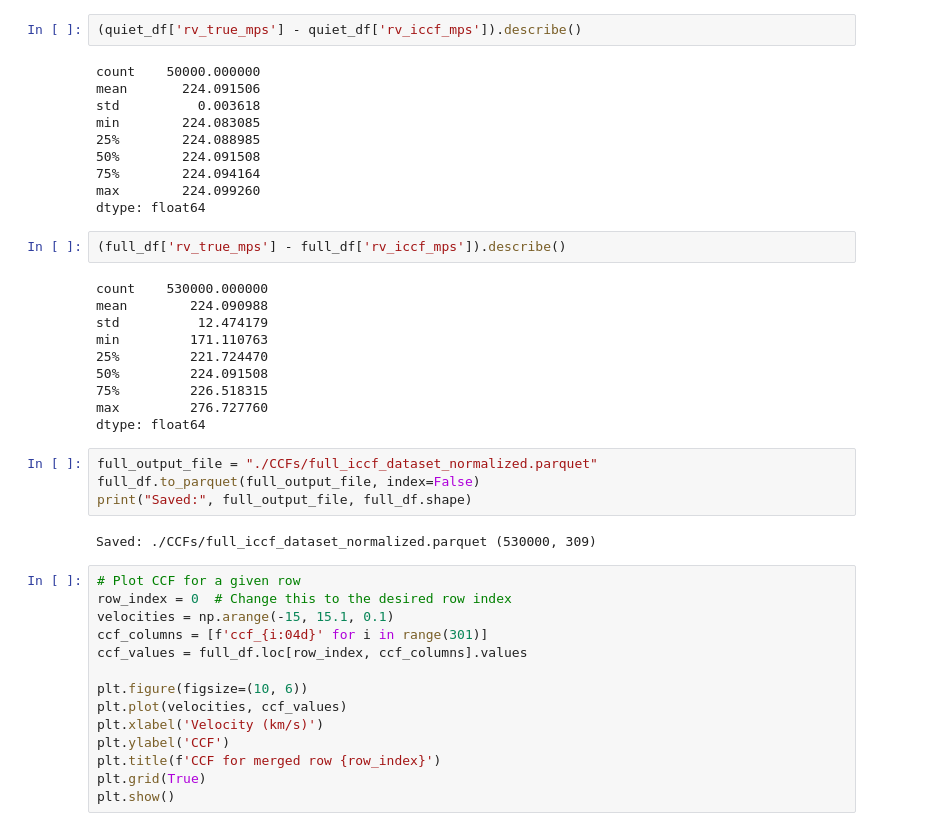
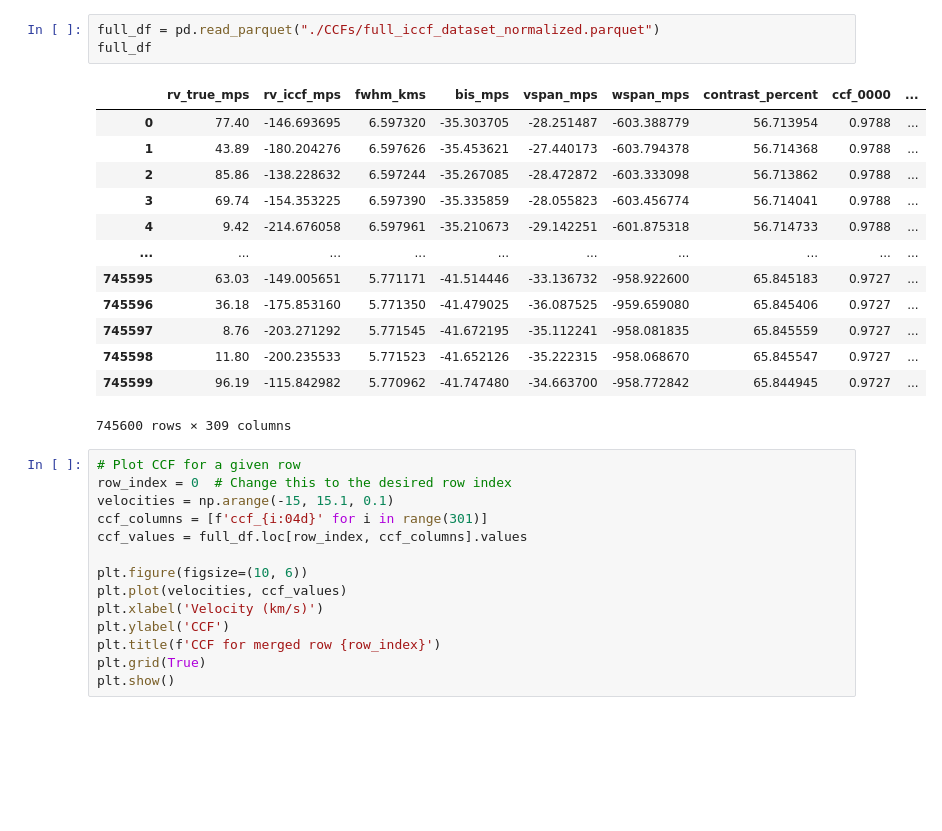
Before and after one commit to vadibekyan/DL_RV_diogo, a Jupyter notebook: DL_RV_init.ipynb, the cells around one changed output. Drawn from its saved outputs; the diff is of its cells as text; blank space fills up the shorter version.

```diff
--- a/DL_RV_init.ipynb
+++ b/DL_RV_init.ipynb
@@ -103,33 +94,20 @@ dtype: float64
-# %%
-(quiet_df['rv_true_mps'] - quiet_df['rv_iccf_mps']).describe()
-# %% [output]
-count    50000.000000
-mean       224.091506
-std          0.003618
-min        224.083085
-25%        224.088985
-50%        224.091508
-75%        224.094164
-max        224.099260
-dtype: float64
-# %%
-(full_df['rv_true_mps'] - full_df['rv_iccf_mps']).describe()
-# %% [output]
-count    530000.000000
-mean        224.090988
-std          12.474179
-min         171.110763
-25%         221.724470
-50%         224.091508
-75%         226.518315
-max         276.727760
-dtype: float64
-# %%
-full_output_file = "./CCFs/full_iccf_dataset_normalized.parquet"
-full_df.to_parquet(full_output_file, index=False)
-print("Saved:", full_output_file, full_df.shape)
-# %% [output]
-Saved: ./CCFs/full_iccf_dataset_normalized.parquet (530000, 309)
+# %%
+full_df = pd.read_parquet("./CCFs/full_iccf_dataset_normalized.parquet")
+full_df
+# %% [output]
+|  | rv_true_mps | rv_iccf_mps | fwhm_kms | bis_mps | vspan_mps | wspan_mps | contrast_percent | ccf_0000 | ... |
+| 0 | 77.40 | -146.693695 | 6.597320 | -35.303705 | -28.251487 | -603.388779 | 56.713954 | 0.9788 | ... |
+| 1 | 43.89 | -180.204276 | 6.597626 | -35.453621 | -27.440173 | -603.794378 | 56.714368 | 0.9788 | ... |
+| 2 | 85.86 | -138.228632 | 6.597244 | -35.267085 | -28.472872 | -603.333098 | 56.713862 | 0.9788 | ... |
+| 3 | 69.74 | -154.353225 | 6.597390 | -35.335859 | -28.055823 | -603.456774 | 56.714041 | 0.9788 | ... |
+| 4 | 9.42 | -214.676058 | 6.597961 | -35.210673 | -29.142251 | -601.875318 | 56.714733 | 0.9788 | ... |
+| ... | ... | ... | ... | ... | ... | ... | ... | ... | ... |
+| 745595 | 63.03 | -149.005651 | 5.771171 | -41.514446 | -33.136732 | -958.922600 | 65.845183 | 0.9727 | ... |
+| 745596 | 36.18 | -175.853160 | 5.771350 | -41.479025 | -36.087525 | -959.659080 | 65.845406 | 0.9727 | ... |
+| 745597 | 8.76 | -203.271292 | 5.771545 | -41.672195 | -35.112241 | -958.081835 | 65.845559 | 0.9727 | ... |
+| 745598 | 11.80 | -200.235533 | 5.771523 | -41.652126 | -35.222315 | -958.068670 | 65.845547 | 0.9727 | ... |
+| 745599 | 96.19 | -115.842982 | 5.770962 | -41.747480 | -34.663700 | -958.772842 | 65.844945 | 0.9727 | ... |
+745600 rows × 309 columns
 # %%
 # Plot CCF for a given row
 row_index = 0  # Change this to the desired row index
```
Also changed, not shown: parts of 11 cells of this notebook, 36 other files.
